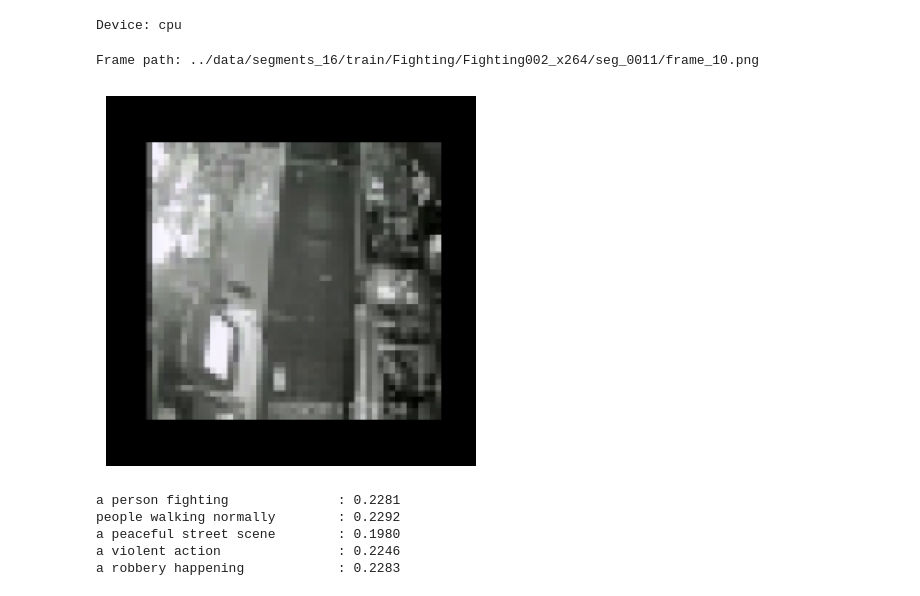
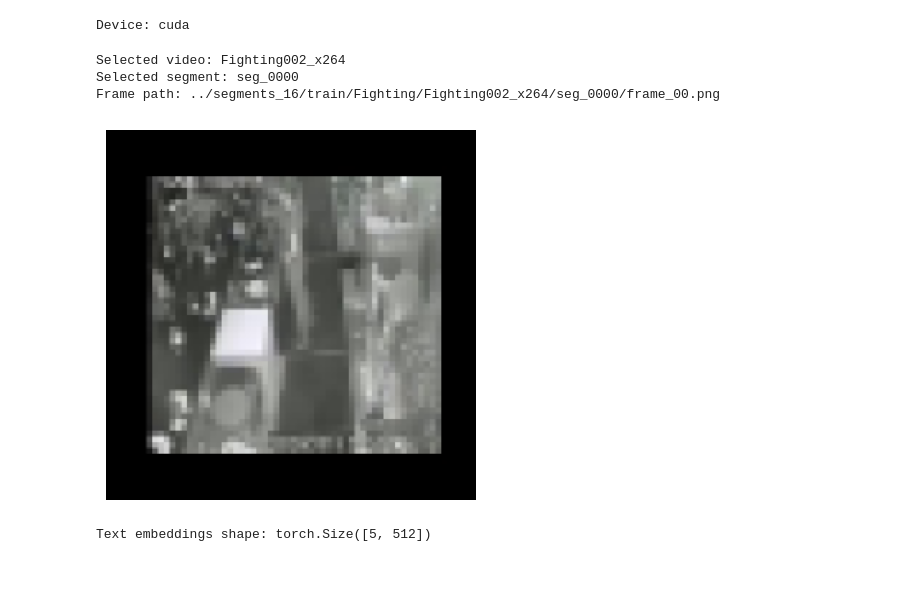
Before and after one commit to yaseminozer54/video-anomaly-clip, a Jupyter notebook: notebooks/CLIP_readiness_test.ipynb, the cells around one changed output. Saved outputs shown, nothing was run; the diff lists cells and outputs as text; code cells hidden in the pictures.

Commit message:
Stage 2 completed: CLIP zero-shot segment pipeline

```diff
--- a/notebooks/CLIP_readiness_test.ipynb
+++ b/notebooks/CLIP_readiness_test.ipynb
@@ -1,31 +1,48 @@
 # %%
+import os
 import torch
 import clip
+import torch.nn.functional as F
 from PIL import Image
 import matplotlib.pyplot as plt
 
-device = "cuda" if torch.cuda.is_available() else "cpu"
-model, preprocess = clip.load("ViT-B/32", device=device)
+DEVICE = "cuda" if torch.cuda.is_available() else "cpu"
+MODEL_NAME = "ViT-B/32"
 
-print("Device:", device)
+model, preprocess = clip.load(MODEL_NAME, device=DEVICE)
+model.eval()
+
+print("Device:", DEVICE)
 # %% [output]
-Device: cpu
+Device: cuda
 # %%
-import os
-from PIL import Image
-import matplotlib.pyplot as plt
+DATA_ROOT = "../segments_16/train"
+CLASS_NAME = "Fighting"
 
-base_dir = "../data/segments_16/train/Fighting"
-video_dir = os.path.join(base_dir, os.listdir(base_dir)[0])
-segment_dir = os.path.join(video_dir, os.listdir(video_dir)[0])
-frame_name = os.listdir(segment_dir)[0]
-image_path = os.path.join(segment_dir, frame_name)
+class_dir = os.path.join(DATA_ROOT, CLASS_NAME)
+
+video_list = sorted(os.listdir(class_dir))
+first_video = video_list[0]
+video_dir = os.path.join(class_dir, first_video)
+
+segment_list = sorted(os.listdir(video_dir))
+first_segment = segment_list[0]
+segment_dir = os.path.join(video_dir, first_segment)
+
+frame_list = sorted(os.listdir(segment_dir))
+first_frame = frame_list[0]
+image_path = os.path.join(segment_dir, first_frame)
+
 image = Image.open(image_path)
 
 plt.imshow(image)
 plt.axis("off")
 
+print("Selected video:", first_video)
+print("Selected segment:", first_segment)
 print("Frame path:", image_path)
 # %% [output]
-Frame path: ../data/segments_16/train/Fighting/Fighting002_x264/seg_0011/frame_10.png
+Selected video: Fighting002_x264
+Selected segment: seg_0000
+Frame path: ../segments_16/train/Fighting/Fighting002_x264/seg_0000/frame_00.png
-[figure, old version]
+[figure, new version]
@@ -54,10 +49,18 @@ similarity = image_embedding @ text_embeddings.T
-# %%
-for i, text in enumerate(texts):
-    print(f"{text:30s} : {similarity[0][i].item():.4f}")
-# %% [output]
-a person fighting              : 0.2281
-people walking normally        : 0.2292
-a peaceful street scene        : 0.1980
-a violent action               : 0.2246
-a robbery happening            : 0.2283
+# %%
+TEXTS = [
+    "a person fighting",
+    "people walking normally",
+    "a peaceful street scene",
+    "a violent action",
+    "a robbery happening"
+]
+
+with torch.no_grad():
+    text_tokens = clip.tokenize(TEXTS).to(DEVICE)
+    text_embeddings = model.encode_text(text_tokens)
+    text_embeddings = F.normalize(text_embeddings, dim=-1)
+
+print("Text embeddings shape:", text_embeddings.shape)
+# %% [output]
+Text embeddings shape: torch.Size([5, 512])
 # %%
```
Also changed, not shown: parts of 16 cells of this notebook, 1 other file.
